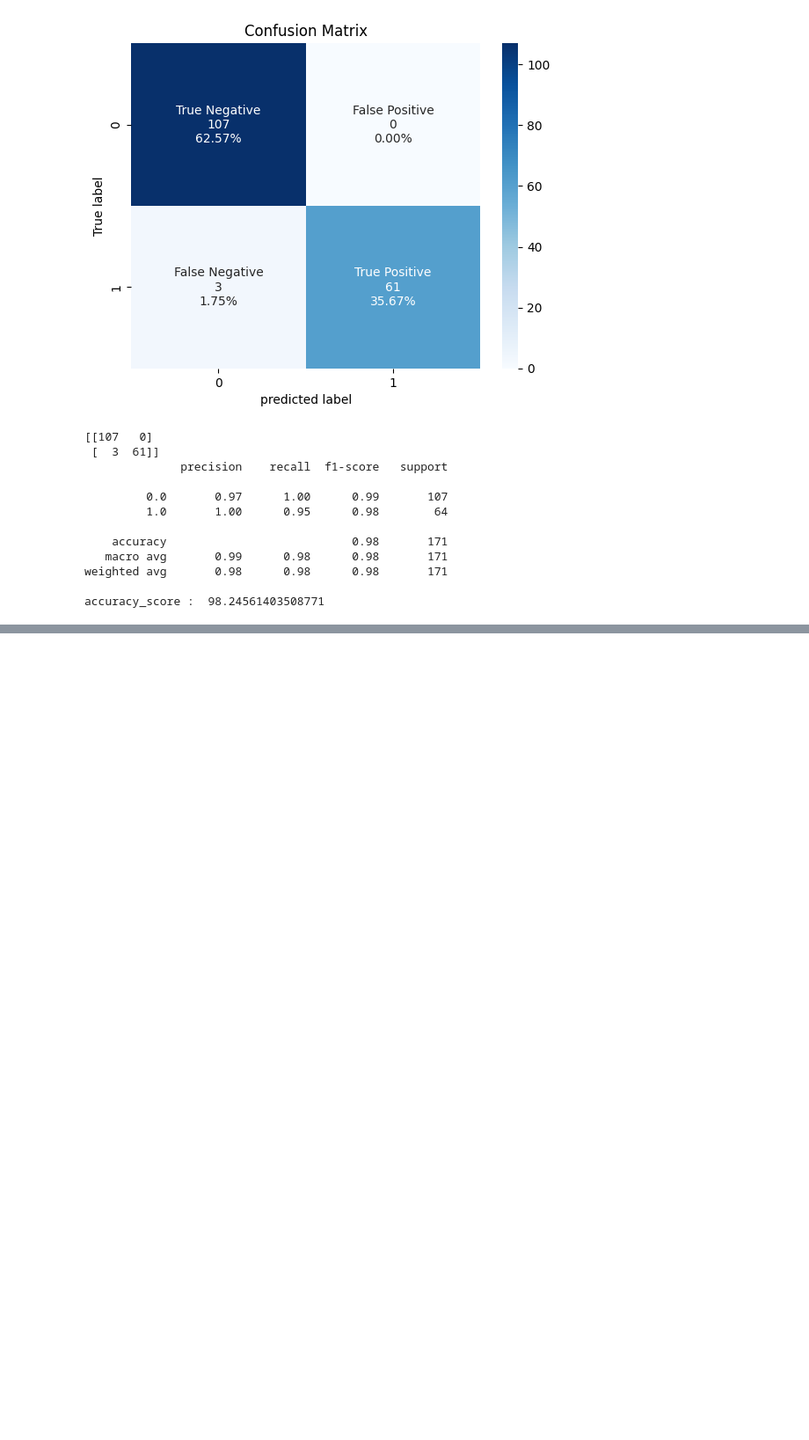
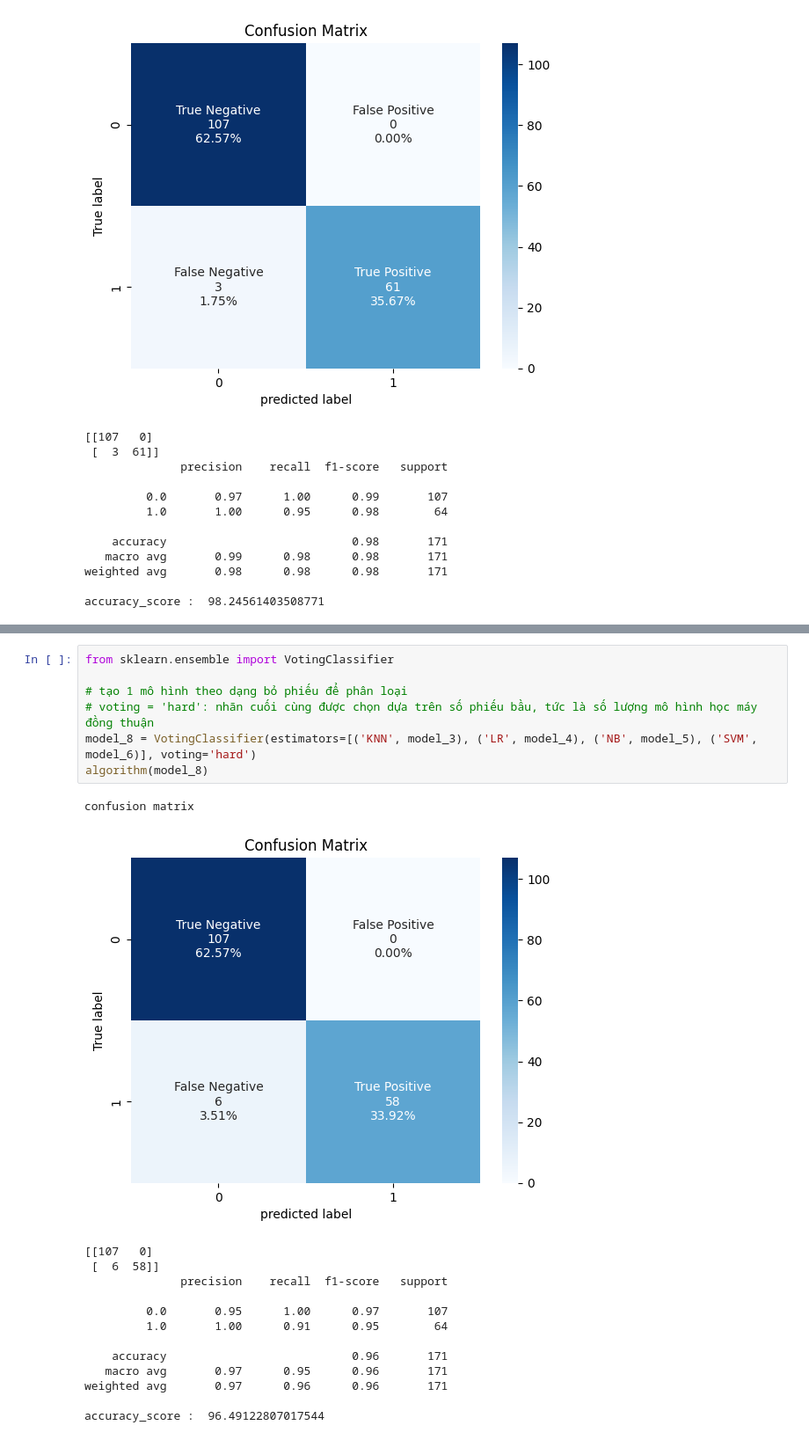
Before and after one commit to conghung178/project-ML-d-o-n-ung-th-, a Jupyter notebook: dự đoán ung thư vú.ipynb, the cells around one changed output, grey strips where cells are left out. Shown at 88% size. Drawn from its saved outputs; the diff is of its cells as text; blank space fills up the shorter version.

```diff
--- a/dự đoán ung thư vú.ipynb
+++ b/dự đoán ung thư vú.ipynb
@@ -862,0 +819,22 @@ plt.show()
+# %%
+from sklearn.ensemble import VotingClassifier
+
+# tạo 1 mô hình theo dạng bỏ phiếu để phân loại
+# voting = 'hard': nhãn cuối cùng được chọn dựa trên số phiếu bầu, tức là số lượng mô hình học máy đồng thuận
+model_8 = VotingClassifier(estimators=[('KNN', model_3), ('LR', model_4), ('NB', model_5), ('SVM', model_6)], voting='hard')
+algorithm(model_8)
+# %% [output]
+confusion matrix
+[figure, added]
+[[107   0]
+ [  6  58]]
+              precision    recall  f1-score   support
+
+         0.0       0.95      1.00      0.97       107
+         1.0       1.00      0.91      0.95        64
+
+    accuracy                           0.96       171
+   macro avg       0.97      0.95      0.96       171
+weighted avg       0.97      0.96      0.96       171
+
+accuracy_score :  96.49122807017544
```
Also changed, not shown: parts of 8 cells of this notebook, 1 other file.
